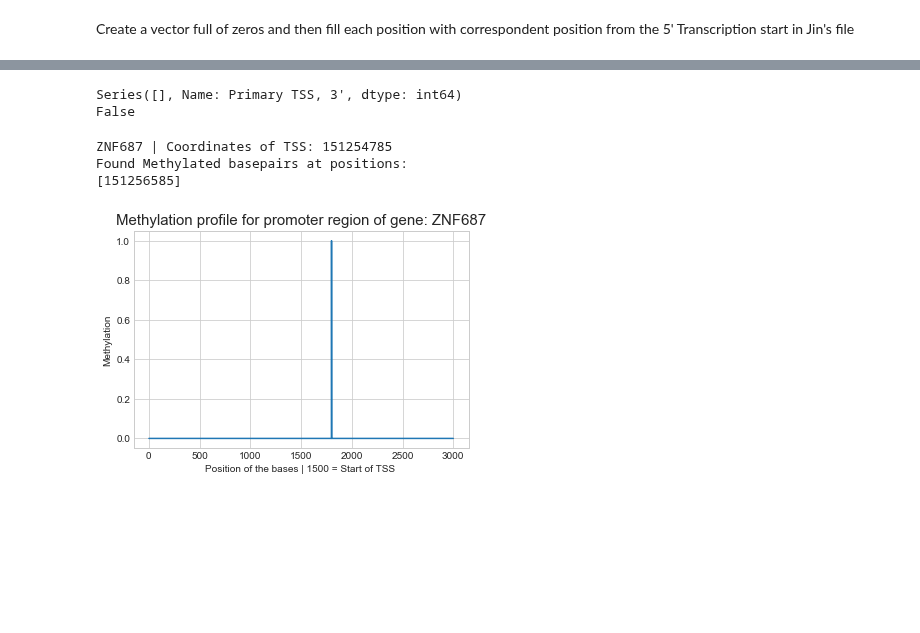
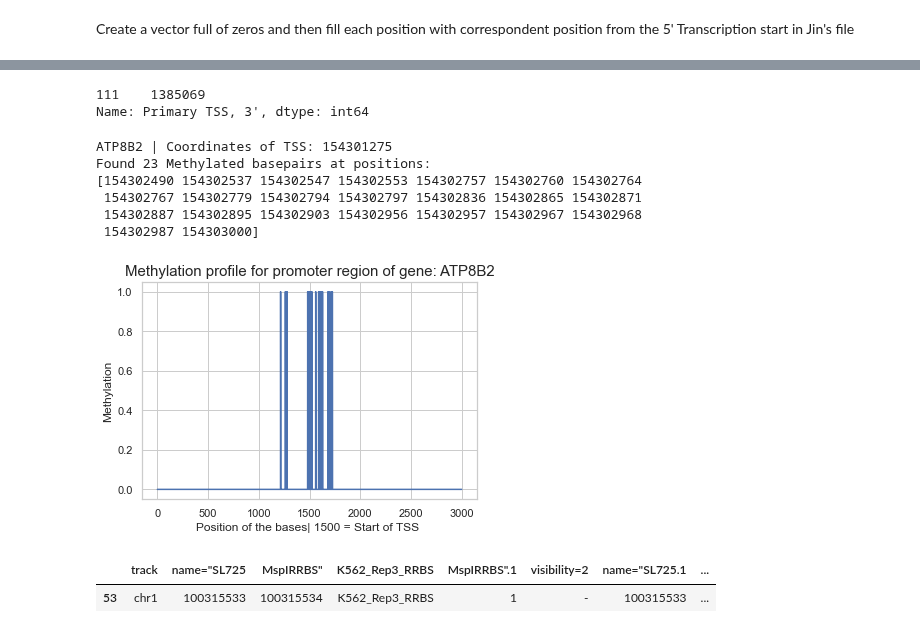
Before and after one commit to sermare/DeepOff, a Jupyter notebook: 1000 essential genes.ipynb, the cells around one changed output, grey strips where cells are left out. Saved outputs shown, nothing was run; the diff lists cells and outputs as text; code cells hidden in the pictures; blank space fills up the shorter version.

Commit message:
fixed the coordinate for each of the methylated C

```diff
--- a/1000 essential genes.ipynb
+++ b/1000 essential genes.ipynb
@@ -315,0 +382,10 @@ plt.savefig('Essential Genes list.eps', format = 'eps')
+# %%
+sns.set_theme(style="whitegrid")
+fig, ax = plt.subplots()
+
+plt.title('Genome-wide CRISPRoff Phenotype scores \n', size = 20)
+
+for i in Cpgs_TSS:
+    sns.violinplot(data = achilles_scores, x= 'CpG_near_TSS', y = 'GC', split=True)
+
+#plt.savefig('Violin plot.eps', format = 'eps')
@@ -534,10 +610,10 @@ chr1_ps
 # %% [markdown]
 Create a vector full of zeros and then fill each position with correspondent position from the 5' Transcription start in Jin's file
 # %%
-tmp = np.zeros((1982,3001))
+# tmp = np.zeros((1955,3001))
 
-for i, x in enumerate(chr1_cpgs['name="SL725.1']):
-    for o, z in enumerate(chr1_ps["Primary TSS, 3'"]):
-        if (x > (z - 1500) and (x < z + 1500)) == True:
-            #print(x, z, 1500, x - (z - 1500))
-            tmp[o][x - (z - 1500)] = 1
+# for i, x in enumerate(chr1_cpgs['name="SL725.1'][:20]):
+#     for o, z in enumerate(chr1_ps["Primary TSS, 3'"]):
+#         if (x > (z - 1500) and (x < (z + 1500))) == True:
+#             print('CpG Islands found in:', x,'TSS Starts:', z, 'Position on vector:', x - (z - 1500),"in row", o)
+#             tmp[o][x - (z - 1500)] == 1
@@ -543,0 +628,3 @@ for i, x in enumerate(chr1_cpgs['name="SL725.1']):
+# %%
+chr1_ps = chr1_ps.reset_index()
+chr1_ps
@@ -543,0 +645,12 @@ for i, x in enumerate(chr1_cpgs['name="SL725.1']):
+# %%
+tmp = np.zeros((1955,3001))
+
+for i, x in enumerate(chr1_cpgs['name="SL725.1']):
+    for o, z in enumerate(chr1_ps["Primary TSS, 3'"]):
+        if (x > (z - 1500) and (x < (z + 1500))) == True:
+
+            y = x - (z - 1500)
+
+            print((z - 1500), z,  (z + 1500))
+            print('CpG Islands found in:', x, 'Position on vector:', y,"in row", chr1_ps['gene'][o], o + 1)
+            tmp[o + 1][y] = 1
@@ -554,18 +685,25 @@ def methylated_basepairs(int):
     plt.ylabel('Methylation')
     plt.plot(tmp[int])
 # %%
-print(chr1_ps[chr1_ps['gene'] == 'ACBD4']["Primary TSS, 3'"])
-print('ACBD4' in errors)
+print(chr1_ps[chr1_ps['gene'] == 'ATAD3C']["Primary TSS, 3'"])
 # %% [output]
-Series([], Name: Primary TSS, 3', dtype: int64)
-False
+111    1385069
+Name: Primary TSS, 3', dtype: int64
 # %%
-methylated_basepairs(1970)
+methylated_basepairs(125)
 # %% [output]
-ZNF687 | Coordinates of TSS: 151254785
-Found Methylated basepairs at positions:
-[151256585]
+ATP8B2 | Coordinates of TSS: 154301275
+Found 23 Methylated basepairs at positions:
+[154302490 154302537 154302547 154302553 154302757 154302760 154302764
+ 154302767 154302779 154302794 154302797 154302836 154302865 154302871
+ 154302887 154302895 154302903 154302956 154302957 154302967 154302968
+ 154302987 154303000]
-[figure, old version]
+[figure, new version]
+# %%
+chr1_cpgs[chr1_cpgs['name="SL725.1'] == 100315533]
+# %% [output]
+|  | track | name="SL725 | MspIRRBS" | K562_Rep3_RRBS | MspIRRBS".1 | visibility=2 | name="SL725.1 | ... |
+| 53 | chr1 | 100315533 | 100315534 | K562_Rep3_RRBS | 1 | - | 100315533 | ... |
 # %%
 # Are the predicted methylation sites C?
 
```
Also changed, not shown: parts of 29 cells of this notebook, 9 other files.
